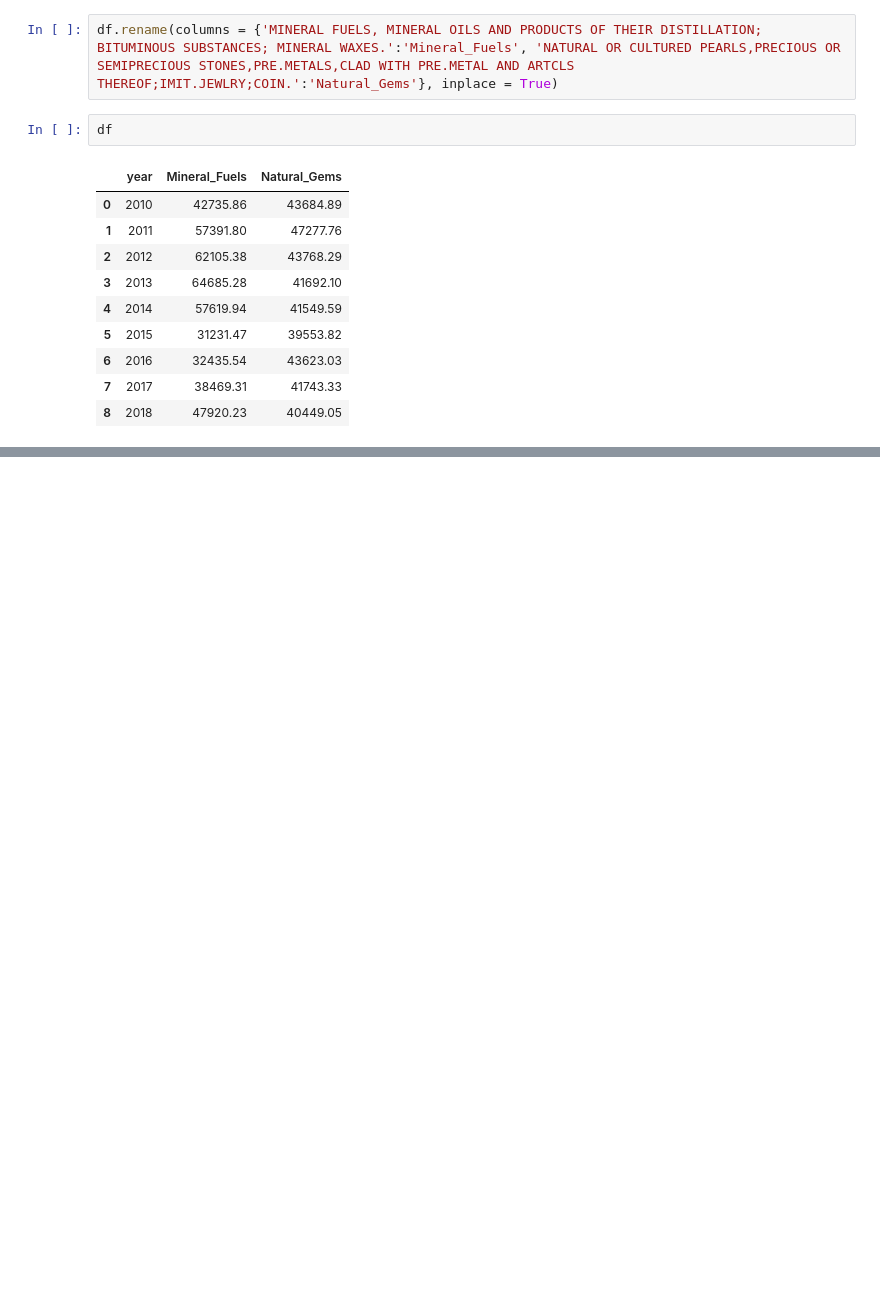
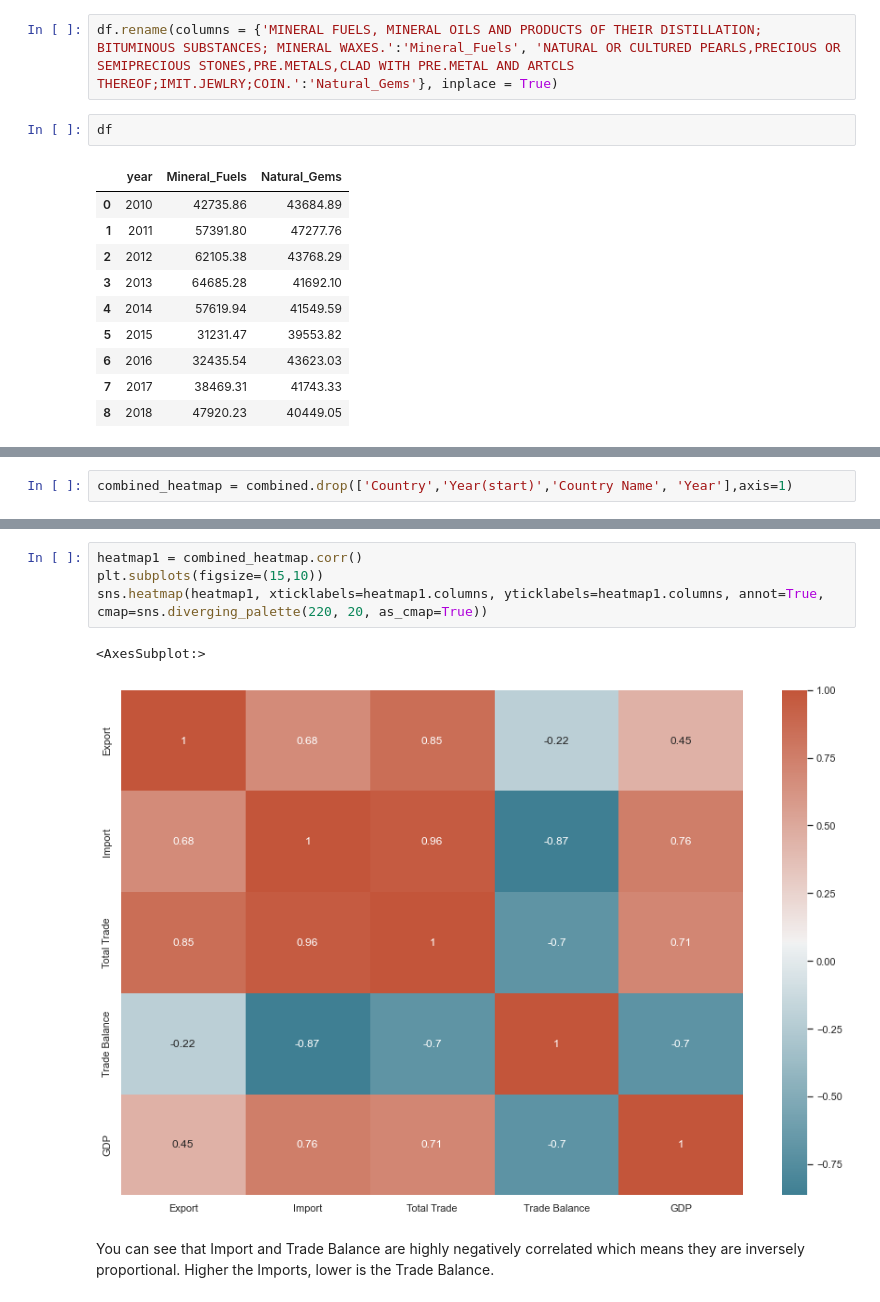
Before and after one commit to Nuka-Rishitha/2022Spring_Finals, a Jupyter notebook: NukaRishitha-AayushaSheregar-FinalProject1 (1).ipynb, the cells around one changed output, grey strips where cells are left out. Saved outputs shown, nothing was run; the diff lists cells and outputs as text; blank space fills up the shorter version.

```diff
--- a/NukaRishitha-AayushaSheregar-FinalProject1 (1).ipynb
+++ b/NukaRishitha-AayushaSheregar-FinalProject1 (1).ipynb
@@ -659,0 +678,2 @@ plt.show()
+# %%
+combined_heatmap = combined.drop(['Country','Year(start)','Country Name', 'Year'],axis=1)
@@ -659,0 +696,9 @@ plt.show()
+# %%
+heatmap1 = combined_heatmap.corr()
+plt.subplots(figsize=(15,10))
+sns.heatmap(heatmap1, xticklabels=heatmap1.columns, yticklabels=heatmap1.columns, annot=True, cmap=sns.diverging_palette(220, 20, as_cmap=True))
+# %% [output]
+<AxesSubplot:>
+[figure, added]
+# %% [markdown]
+You can see that Import and Trade Balance are highly negatively correlated which means they are inversely proportional. Higher the Imports, lower is the Trade Balance.
```
Also changed, not shown: parts of 6 cells of this notebook.
